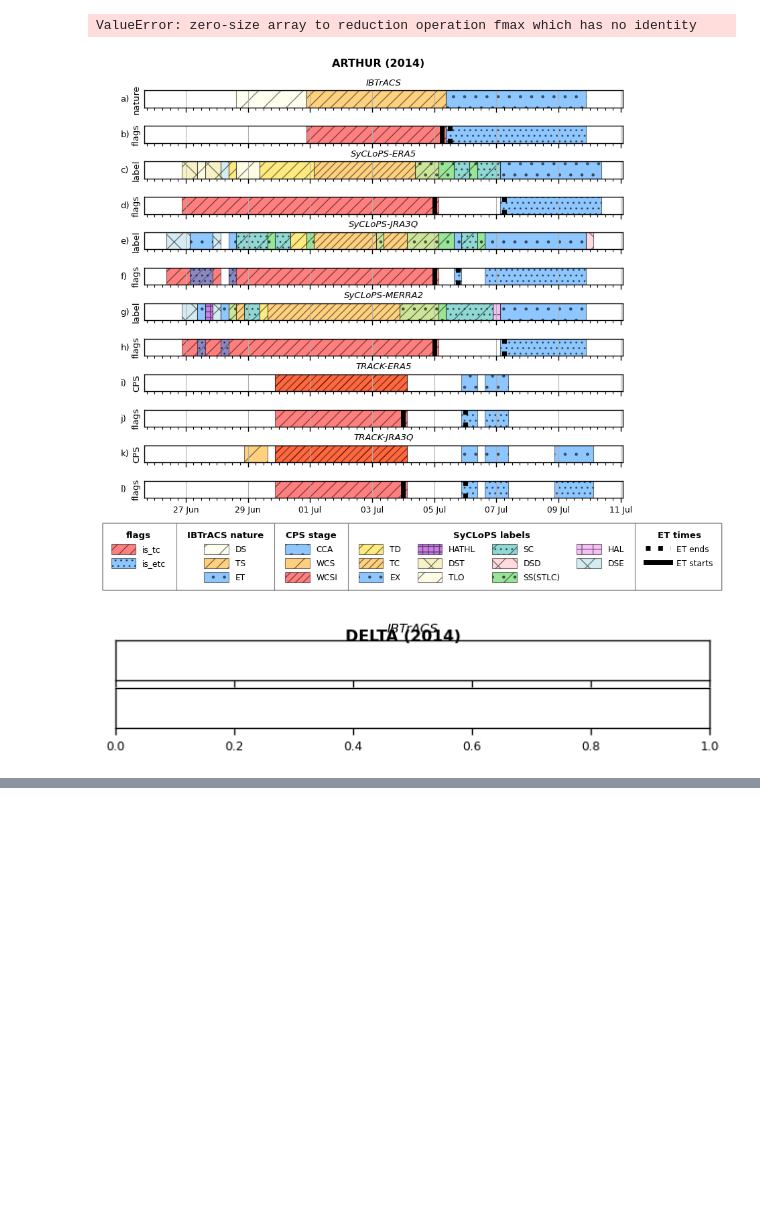
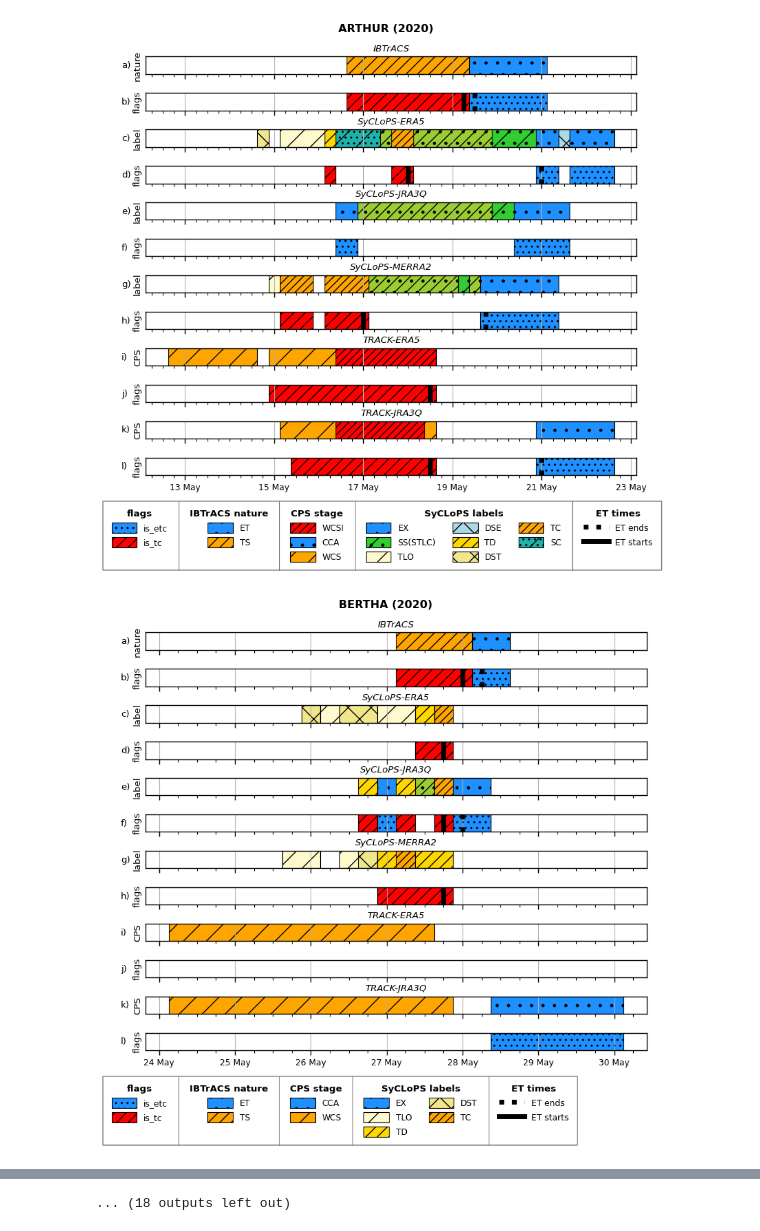
Before and after one commit to Huracan-project/RABTracks, a Jupyter notebook: paper_figs/flags.ipynb, the cells around one changed output, grey strips where cells are left out. Cells and saved outputs as stored; diff of their text form; code cells hidden in the pictures; blank space fills up the shorter version.

```diff
--- a/paper_figs/flags.ipynb
+++ b/paper_figs/flags.ipynb
@@ -209,14 +203,8 @@ plot_flags(eib, name, season,)
-# %%
-# Plot a few TCs
-names = ["ARTHUR", "DELTA", "LAURA", "TEDDY",]
-for name in names:
-    plot_flags(eib, name, season,)
-# %% [output]
-ValueError: zero-size array to reduction operation fmax which has no identity
-[figure, removed]
-[figure, removed]
 # %%
 # Plot All 2020 TCs
-names = np.unique(eib.where(eib.season == 2020, drop = True).name.values)
+names = np.unique(eib.where(eib.season == 2020, drop = True).name.values)[1:]
 for name in names:
-    plot_flags(eib, name, season,)
+    plot_flags(eib, name, 2020,)
+# %% [output]
+[figure, added]
+[figure, added]
@@ -222,0 +221 @@ for name in names:
+... (18 outputs left out)
```
Also changed, not shown: parts of 6 cells of this notebook, 31 other files.
